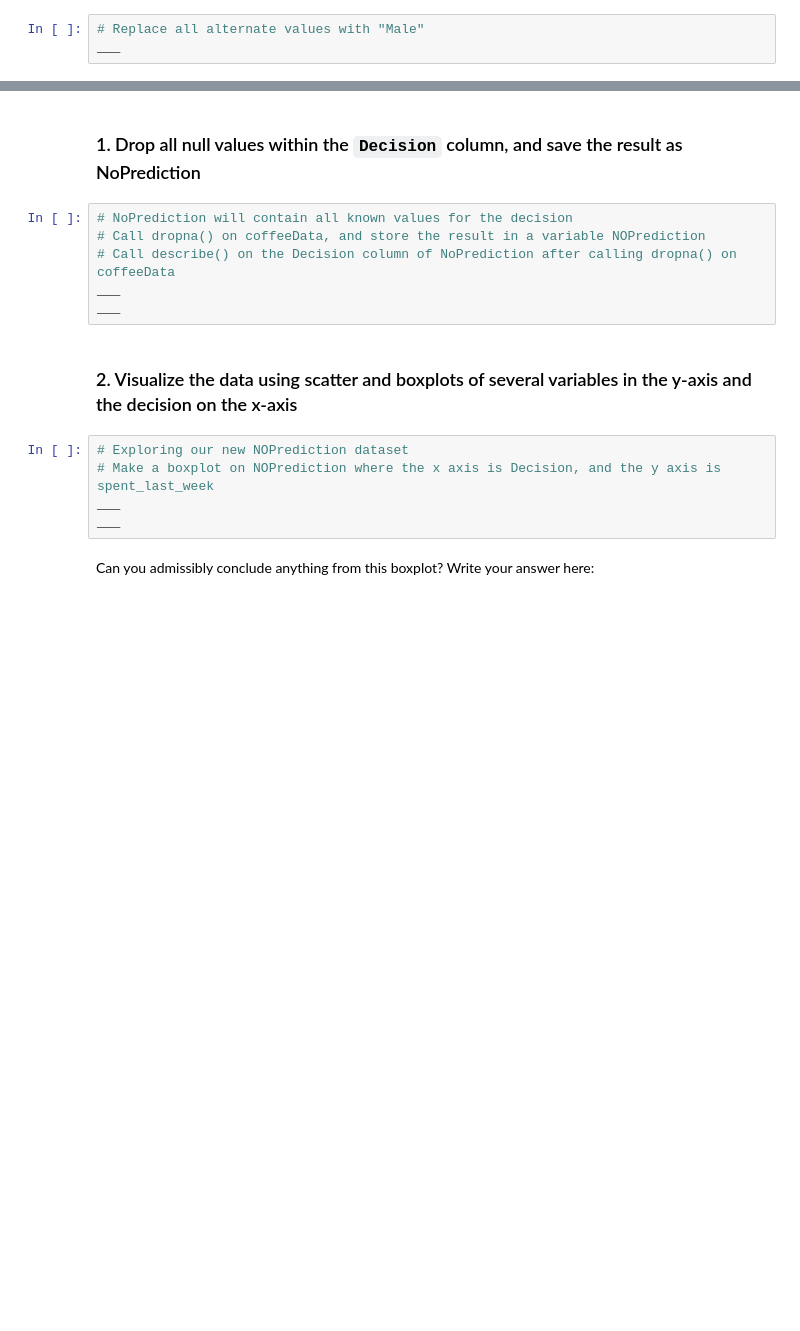
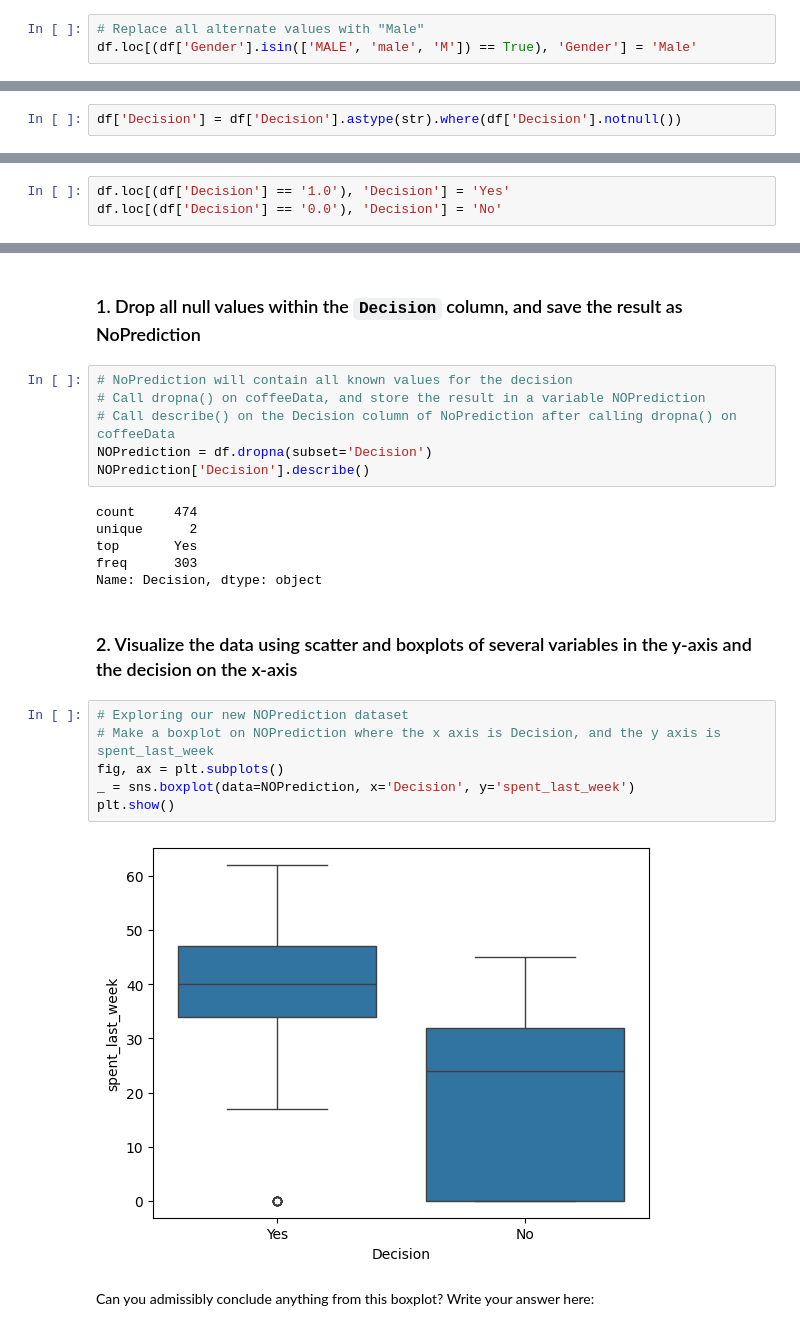
Before and after one commit to blue-santa/sprinboard-data-science-2026, a Jupyter notebook: 14-supervised-learning/03-decision-trees/Springboard Decision Tree Specialty Coffee Case Study - Tier 3.ipynb, the cells around one changed output, grey strips where cells are left out. Cells and saved outputs as stored; diff of their text form; blank space fills up the shorter version.

```diff
--- a/14-supervised-learning/03-decision-trees/Springboard Decision Tree Specialty Coffee Case Study - Tier 3.ipynb
+++ b/14-supervised-learning/03-decision-trees/Springboard Decision Tree Specialty Coffee Case Study - Tier 3.ipynb
@@ -179,5 +203,5 @@ ___
 # %%
 # Replace all alternate values with "Male"
-___
+df.loc[(df['Gender'].isin(['MALE', 'male', 'M']) == True), 'Gender'] = 'Male'
 # %%
 # Let's check the unique values of the column "gender"
@@ -193,0 +218,2 @@ ___
+# %%
+df['Decision'] = df['Decision'].astype(str).where(df['Decision'].notnull())
@@ -194,2 +224,5 @@ ___
+# %%
+df.loc[(df['Decision'] == '1.0'), 'Decision'] = 'Yes'
+df.loc[(df['Decision'] == '0.0'), 'Decision'] = 'No'
 # %%
 # Check that our replacing those values with 'YES' and 'NO' worked, with unique()
@@ -208,14 +243,23 @@ To execute the train/test split properly, we need to do five things:
 # NoPrediction will contain all known values for the decision
 # Call dropna() on coffeeData, and store the result in a variable NOPrediction
 # Call describe() on the Decision column of NoPrediction after calling dropna() on coffeeData
-___
-___
+NOPrediction = df.dropna(subset='Decision')
+NOPrediction['Decision'].describe()
+# %% [output]
+count     474
+unique      2
+top       Yes
+freq      303
+Name: Decision, dtype: object
 # %% [markdown]
 ### 2. Visualize the data using scatter and boxplots of several variables in the y-axis and the decision on the x-axis
 # %%
 # Exploring our new NOPrediction dataset
 # Make a boxplot on NOPrediction where the x axis is Decision, and the y axis is spent_last_week
-___
-___
+fig, ax = plt.subplots()
+_ = sns.boxplot(data=NOPrediction, x='Decision', y='spent_last_week')
+plt.show()
+# %% [output]
+[figure, added]
 # %% [markdown]
 Can you admissibly conclude anything from this boxplot? Write your answer here:
```
Also changed, not shown: parts of 68 cells of this notebook.
